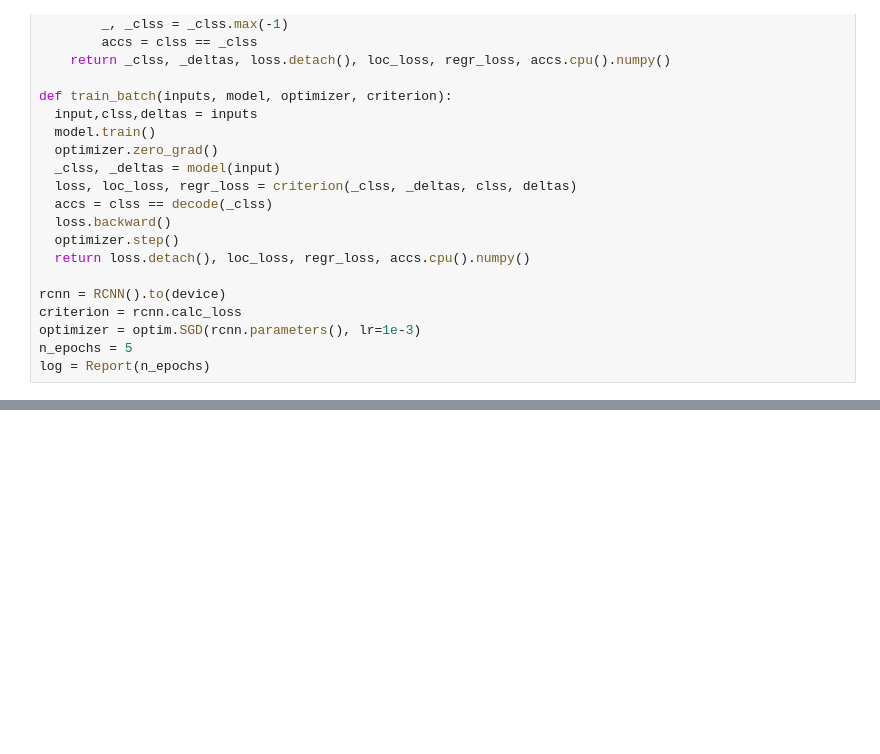
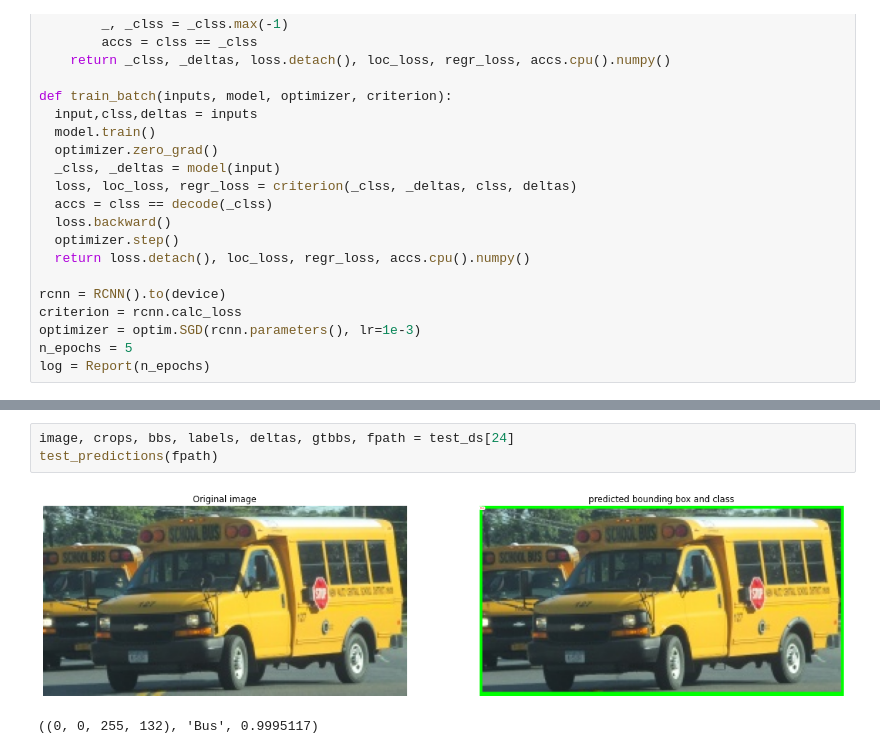
Before and after one commit to guillermoSb/deep-trials, a Jupyter notebook: 00_detection_model.ipynb, the cells around one changed output, grey strips where cells are left out. Saved outputs shown, nothing was run; the diff lists cells and outputs as text; blank space fills up the shorter version.

```diff
--- a/00_detection_model.ipynb
+++ b/00_detection_model.ipynb
@@ -276,0 +326,6 @@ KeyboardInterrupt:
+# %%
+image, crops, bbs, labels, deltas, gtbbs, fpath = test_ds[24]
+test_predictions(fpath)
+# %% [output]
+[figure, added]
+((0, 0, 255, 132), 'Bus', 0.9995117)
```
Also changed, not shown: parts of 3 cells of this notebook.
